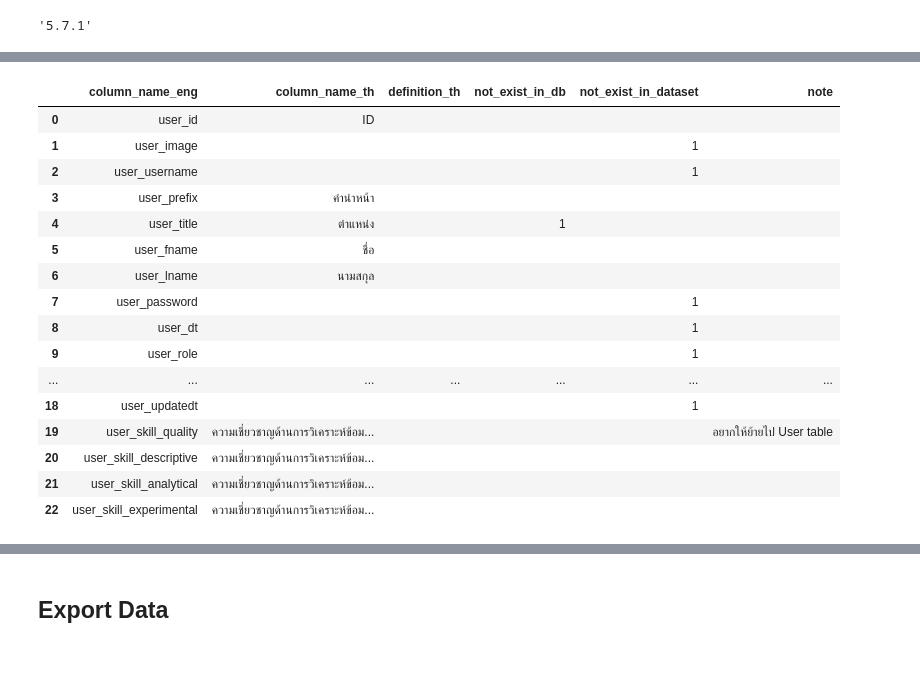
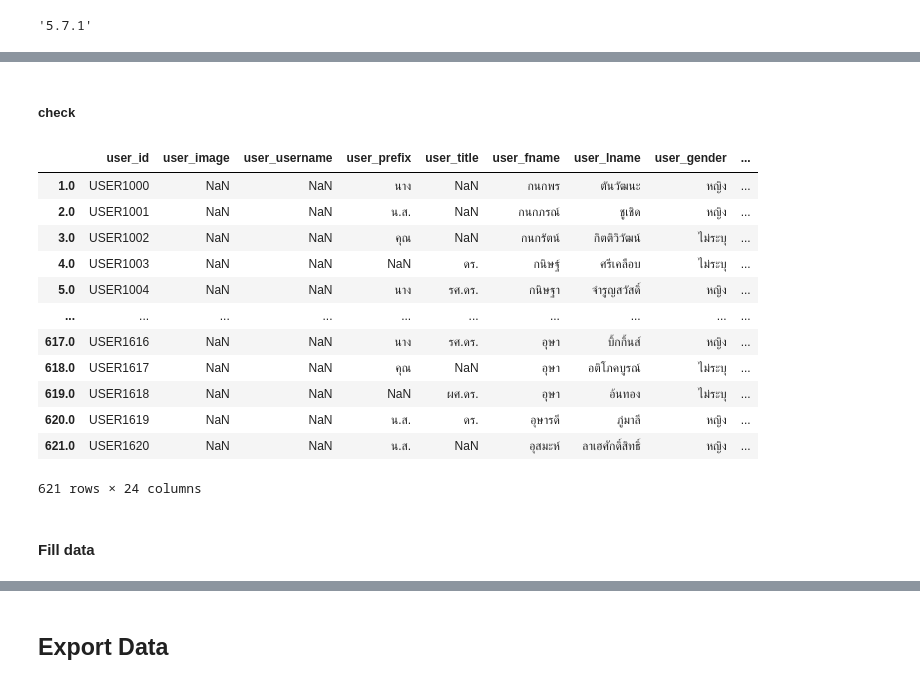
Before and after one commit to thainhf/proj-me-db-data, a Jupyter notebook: Clean_data.ipynb, the cells around one changed output, grey strips where cells are left out. Drawn from its saved outputs; the diff is of its cells as text; code cells hidden in the pictures; blank space fills up the shorter version.

```diff
--- a/Clean_data.ipynb
+++ b/Clean_data.ipynb
@@ -691,36 +694,48 @@ tb_col_name = ['tb_user', 'tb_evaluation', 'tb_contact', 'tb_approach',
 def sheet(tb, sh):
   ws = sh.worksheet(tb)
   col = pd.DataFrame(ws.get_all_records())
+
+  return [x for x in col['column_name_eng']]
+
+sheet(tb_col_name[0], sh)
+# %%
+tb_user = pd.DataFrame(columns=sheet(tb_col_name[0], sh))
+tb_evaluation = pd.DataFrame(sheet(tb_col_name[1], sh))
+tb_contact = pd.DataFrame(sheet(tb_col_name[2], sh))
+tb_approach = pd.DataFrame(sheet(tb_col_name[3], sh))
+tb_experience = pd.DataFrame(sheet(tb_col_name[4], sh))
+tb_framework = pd.DataFrame(sheet(tb_col_name[5], sh))
+tb_location = pd.DataFrame(sheet(tb_col_name[6], sh))
+tb_skill = pd.DataFrame(sheet(tb_col_name[7], sh))
+tb_evaluation_expertise = pd.DataFrame(sheet(tb_col_name[8], sh))
+tb_evaluation_target = pd.DataFrame(sheet(tb_col_name[9], sh))
+tb_evaluation_area = pd.DataFrame(sheet(tb_col_name[10], sh))
+# %% [markdown]
+##### check
 # %%
-tb_col = pd.DataFrame(ws.get_all_records())
-tb_col
+ws = sh.worksheet(tb_col_name[0])
+cols = pd.DataFrame(ws.get_all_records())
-# %% [output]
-|  | column_name_eng | column_name_th | definition_th | not_exist_in_db | not_exist_in_dataset | note |
-| 0 | user_id | ID |  |  |  |  |
-| 1 | user_image |  |  |  | 1 |  |
-| 2 | user_username |  |  |  | 1 |  |
-| 3 | user_prefix | คำนำหน้า |  |  |  |  |
-| 4 | user_title | ตำแหน่ง |  | 1 |  |  |
-| 5 | user_fname | ชื่อ |  |  |  |  |
-| 6 | user_lname | นามสกุล |  |  |  |  |
-| 7 | user_password |  |  |  | 1 |  |
-| 8 | user_dt |  |  |  | 1 |  |
-| 9 | user_role |  |  |  | 1 |  |
-| ... | ... | ... | ... | ... | ... | ... |
-| 18 | user_updatedt |  |  |  | 1 |  |
-| 19 | user_skill_quality | ความเชี่ยวชาญด้านการวิเคราะห์ข้อม... |  |  |  | อยากให้ย้ายไป User table |
-| 20 | user_skill_descriptive | ความเชี่ยวชาญด้านการวิเคราะห์ข้อม... |  |  |  |  |
-| 21 | user_skill_analytical | ความเชี่ยวชาญด้านการวิเคราะห์ข้อม... |  |  |  |  |
-| 22 | user_skill_experimental | ความเชี่ยวชาญด้านการวิเคราะห์ข้อม... |  |  |  |  |
-# %%
-tb_user = pd.DataFrame(columns=)
-tb_evaluation = pd.DataFrame()
-tb_contact = pd.DataFrame()
-tb_approach = pd.DataFrame()
-tb_experience = pd.DataFrame()
-tb_framework = pd.DataFrame()
-tb_location = pd.DataFrame()
-tb_skill = pd.DataFrame()
-tb_evaluation_expertise = pd.DataFrame()
-tb_evaluation_target = pd.DataFrame()
-tb_evaluation_area = pd.DataFrame()
+# %%
+for col in cols['column_name_th']:
+  #print(col)
+  if col in member_df.columns:
+    inDex = cols.index[cols['column_name_th'] == col].tolist()[0]
+    tb_user[cols['column_name_eng'][inDex]] = member_df[col]
+    #print(cols.index[cols['column_name_th'] == col].tolist()[0])
+tb_user
+# %% [output]
+|  | user_id | user_image | user_username | user_prefix | user_title | user_fname | user_lname | user_gender | ... |
+| 1.0 | USER1000 | NaN | NaN | นาง | NaN | กนกพร | ตันวัฒนะ | หญิง | ... |
+| 2.0 | USER1001 | NaN | NaN | น.ส. | NaN | กนกภรณ์ | ชูเชิด | หญิง | ... |
+| 3.0 | USER1002 | NaN | NaN | คุณ | NaN | กนกรัตน์ | กิตติวิวัฒน์ | ไม่ระบุ | ... |
+| 4.0 | USER1003 | NaN | NaN | NaN | ดร. | กนิษฐ์ | ศรีเคลือบ | ไม่ระบุ | ... |
+| 5.0 | USER1004 | NaN | NaN | นาง | รศ.ดร. | กนิษฐา | จำรูญสวัสดิ์ | หญิง | ... |
+| ... | ... | ... | ... | ... | ... | ... | ... | ... | ... |
+| 617.0 | USER1616 | NaN | NaN | นาง | รศ.ดร. | อุษา | บิ้กกิ้นส์ | หญิง | ... |
+| 618.0 | USER1617 | NaN | NaN | คุณ | NaN | อุษา | อติโภคบูรณ์ | ไม่ระบุ | ... |
+| 619.0 | USER1618 | NaN | NaN | NaN | ผศ.ดร. | อุษา | อ้นทอง | ไม่ระบุ | ... |
+| 620.0 | USER1619 | NaN | NaN | น.ส. | ดร. | อุษารดี | ภู่มาลี | หญิง | ... |
+| 621.0 | USER1620 | NaN | NaN | น.ส. | NaN | อุสมะห์ | ลาเฮศักดิ์สิทธิ์ | หญิง | ... |
+621 rows × 24 columns
+# %% [markdown]
+#### Fill data
```
Also changed, not shown: parts of 20 cells of this notebook.
